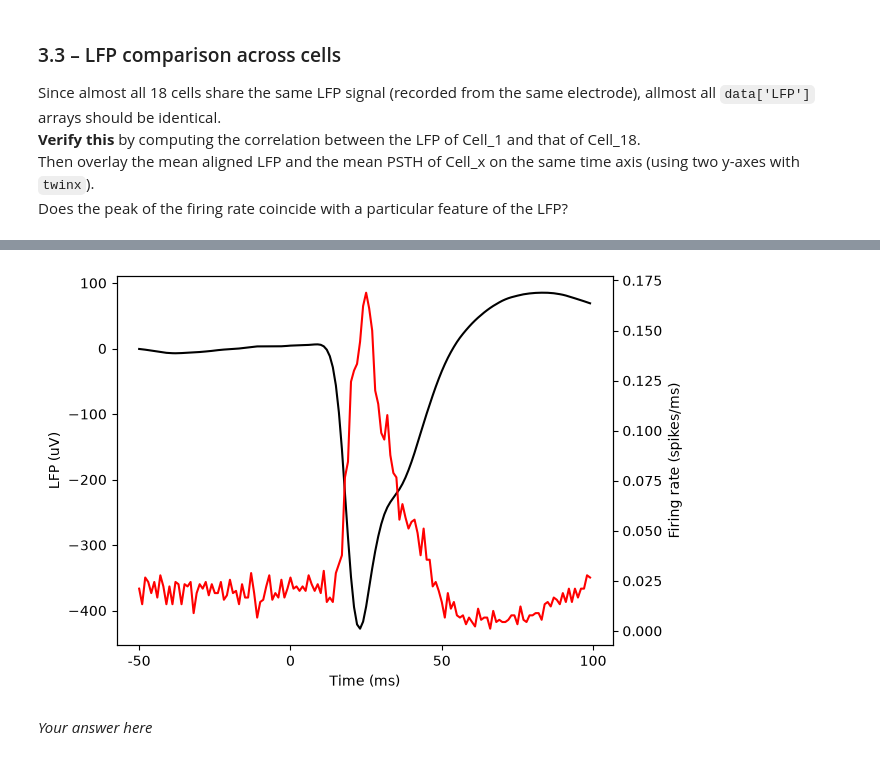
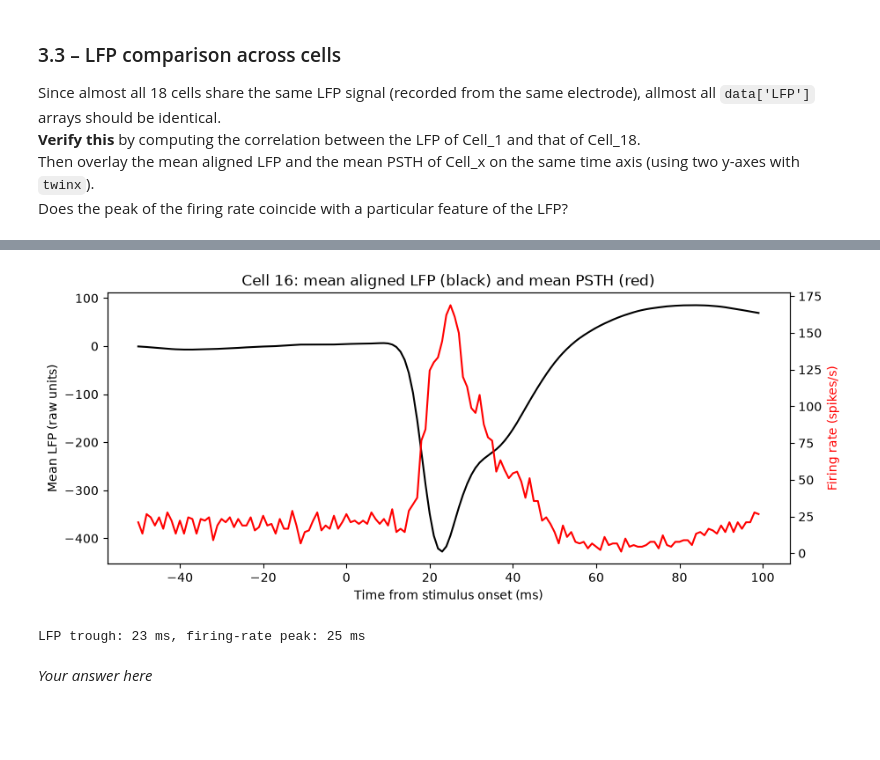
Before and after one commit to Elnettelucas/Groupe_21_HW_DataAnalysis_2026.ipynb, a Jupyter notebook: HW_SU_LFP_111026_student_2026.ipynb, the cells around one changed output, grey strips where cells are left out. Cells and saved outputs as stored; diff of their text form; code cells hidden in the pictures; blank space fills up the shorter version.

```diff
--- a/HW_SU_LFP_111026_student_2026.ipynb
+++ b/HW_SU_LFP_111026_student_2026.ipynb
@@ -551,30 +630,43 @@ Since almost all 18 cells share the same LFP signal (recorded from the same elec
 Then overlay the mean aligned LFP and the mean PSTH of Cell_x on the same time axis (using two y-axes with `twinx`).
 Does the peak of the firing rate coincide with a particular feature of the LFP?
 # %%
-# 1. Les LFP de Cell_1 et de Cell_18 sont-ils identiques ?
-r, p = stats.pearsonr(cells[0]['LFP'], cells[17]['LFP'])
-print("Correlation between the LFP of Cell_1 and Cell_18: r =", r)
+# 3.3 - LFP comparison across cells
 
-# 2. LFP moyen aligné et PSTH moyen de Cell_x sur le même axe de temps
-n = 15                                  # Cell 16 (cells[0] = Cell 1)
-lfp = cells[n]['LFP']
-StimCond = cells[n]['StimCond']
+# Part 1: verify that Cell_1 and Cell_18 share the same LFP
+lfp_cell1 = cells[0]['LFP']             # Cell_1 (cells[0] = Cell_1)
+lfp_cell18 = cells[17]['LFP']           # Cell_18
+r, p = stats.pearsonr(lfp_cell1, lfp_cell18)
+print(f"Correlation between the LFP of Cell_1 and Cell_18: r = {r:.4f}")
 
+# Part 2: mean aligned LFP and mean PSTH of Cell_x on the same time axis
+x = 16                                  # Cell_x (1 to 18): Cell 16 has the most spikes, so the clearest PSTH
+lfp = cells[x-1]['LFP']
+StimCond = cells[x-1]['StimCond']
+
+# Align the LFP on each stimulus, with the same window as unit_aligned (-50 to +100 ms)
 lfp_aligned = []
 for i in range(len(StimCond)):
-    stim_onset = StimCond[i, 0] + 50
+    stim_onset = StimCond[i, 0] + 50    # stimulus starts 50 ms after the StimCond timestamp
     lfp_aligned.append(lfp[stim_onset-50 : stim_onset+100])
-lfp_aligned = np.array(lfp_aligned)
+lfp_aligned = np.array(lfp_aligned)     # shape: (900, 150)
 
-fig, ax = plt.subplots(1, 1)
-ax.plot(np.mean(lfp_aligned, axis=0), 'k')
-ax.set_xlabel('Time (ms)')
-ax.set_ylabel('LFP (uV)')
-ax.set_xticks([0, 50, 100, 150])
-ax.set_xticklabels([-50, 0, 50, 100])
+mean_lfp = np.mean(lfp_aligned, axis=0)                  # mean over all trials, shape: (150,)
+mean_psth = np.mean(unit_aligned[x-1], axis=0) * 1000    # mean over all trials, spikes/ms -> spikes/s
 
-ax2 = ax.twinx()                        # deuxième axe y, qui partage l'axe du temps
-ax2.plot(np.mean(unit_aligned[n], axis=0), 'r')
-ax2.set_ylabel('Firing rate (spikes/ms)')
+time = np.arange(-50, 100)              # time of each column, in ms from stimulus onset
+
+fig, ax = plt.subplots(figsize=(10, 4))
+ax.plot(time, mean_lfp, color='k')
+ax.set_xlabel('Time from stimulus onset (ms)')
+ax.set_ylabel('Mean LFP (raw units)')
+
+ax2 = ax.twinx()                        # second y-axis, sharing the time axis
+ax2.plot(time, mean_psth, color='r')
+ax2.set_ylabel('Firing rate (spikes/s)', color='r')
+
+plt.title('Cell ' + str(x) + ': mean aligned LFP (black) and mean PSTH (red)')
 plt.show()
+
+# Timing of the LFP trough and of the firing-rate peak
+print(f"LFP trough: {time[np.argmin(mean_lfp)]} ms, firing-rate peak: {time[np.argmax(mean_psth)]} ms")
 # %% [output]
@@ -582,4 +674,5 @@ Correlation between the LFP of Cell_1 and Cell_18: r = 0.9999999999999987
-[figure, old version]
+[figure, new version]
+LFP trough: 23 ms, firing-rate peak: 25 ms
 # %% [markdown]
 *Your answer here*
 # %% [markdown]
```
Also changed, not shown: parts of 12 cells of this notebook.
